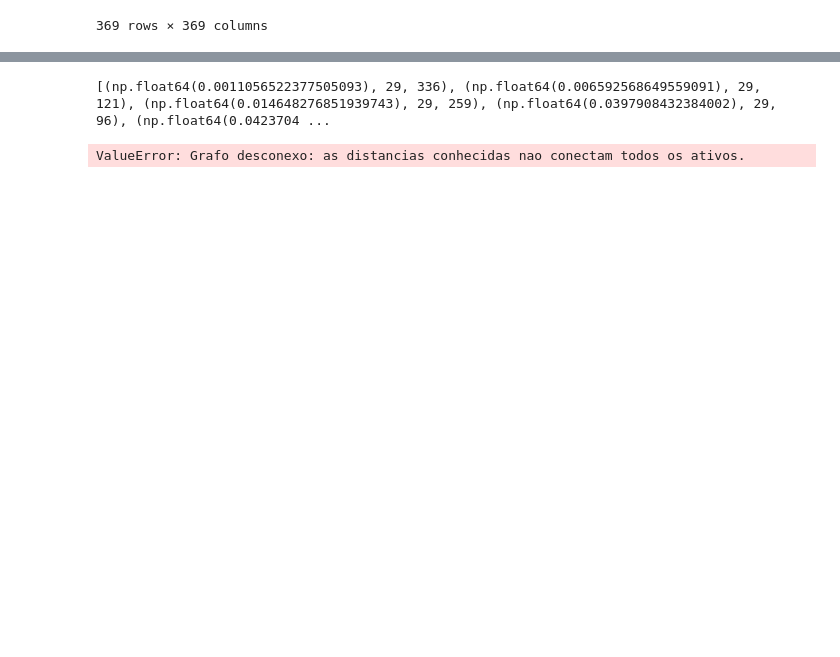
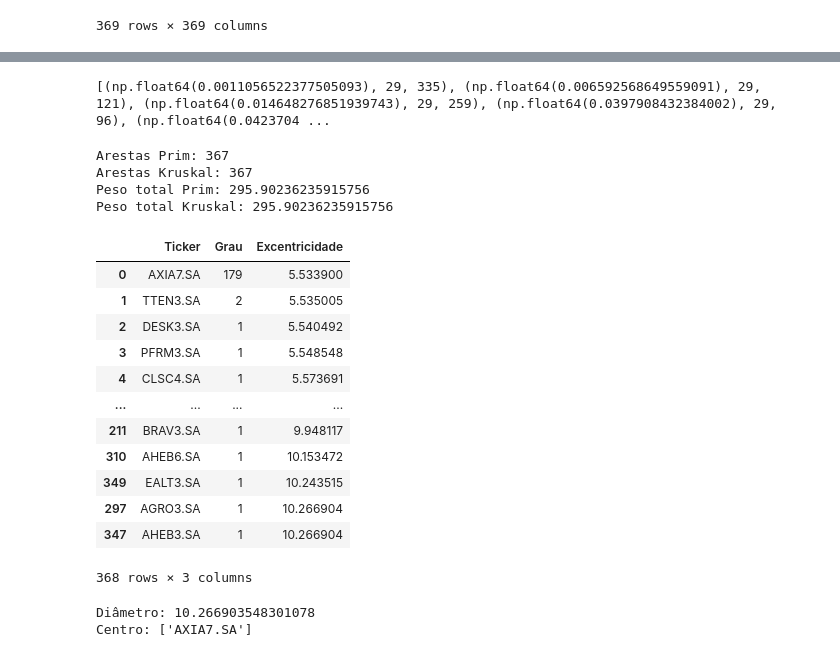
Before and after one commit to Marcos00758/Anti-crisis-stocks-using-graphs, a Jupyter notebook: Algoritimos.ipynb, the cells around one changed output, grey strips where cells are left out. Drawn from its saved outputs; the diff is of its cells as text; code cells hidden in the pictures; blank space fills up the shorter version.

```diff
--- a/Algoritimos.ipynb
+++ b/Algoritimos.ipynb
@@ -51,6 +51,12 @@ matriz_correlacoes
 def matriz_mantegna(matriz_pearson):
      return np.sqrt(2*(1-matriz_pearson))
 matriz_correlacoes_mantegna = matriz_mantegna(matriz_correlacoes)
+#Ação sem retornos válidos
+matriz_correlacoes_mantegna = matriz_correlacoes_mantegna.drop(
+    index="RENT4.SA",
+    columns="RENT4.SA"
+)
+
 matriz_correlacoes_mantegna
 # %% [output]
 | Ticker | AALR3.SA | ABCB4.SA | ABEV3.SA | AERI3.SA | AFLT3.SA | AGRO3.SA | AGXY3.SA | AHEB3.SA | AHEB5.SA | AHEB6.SA | ... |
@@ -125,7 +136,7 @@ def criar_arestas(df):
 arestas = criar_arestas(matriz_correlacoes_mantegna)
 print(arestas)
 # %% [output]
-[(np.float64(0.0011056522377505093), 29, 336), (np.float64(0.006592568649559091), 29, 121), (np.float64(0.014648276851939743), 29, 259), (np.float64(0.0397908432384002), 29, 96), (np.float64(0.0423704 ...
+[(np.float64(0.0011056522377505093), 29, 335), (np.float64(0.006592568649559091), 29, 121), (np.float64(0.014648276851939743), 29, 259), (np.float64(0.0397908432384002), 29, 96), (np.float64(0.0423704 ...
 # %%
 def find(lista, vertice):
     if lista[vertice] == vertice:
@@ -177,19 +188,22 @@ def prim(df):
 
     return mst
 # %%
-# mst_prim = prim(matriz_correlacoes_mantegna)
+mst_prim = prim(matriz_correlacoes_mantegna)
 mst_kruskal = kruskal(matriz_correlacoes_mantegna)
 
-# print("Arestas Prim:", len(mst_prim))
+print("Arestas Prim:", len(mst_prim))
 print("Arestas Kruskal:", len(mst_kruskal))
 
-# peso_prim = sum(peso for peso, u, v in mst_prim)
+peso_prim = sum(peso for peso, u, v in mst_prim)
 peso_kruskal = sum(peso for peso, u, v in mst_kruskal)
 
-# print("Peso total Prim:", peso_prim)
+print("Peso total Prim:", peso_prim)
 print("Peso total Kruskal:", peso_kruskal)
 # %% [output]
-ValueError: Grafo desconexo: as distancias conhecidas nao conectam todos os ativos.
+Arestas Prim: 367
+Arestas Kruskal: 367
+Peso total Prim: 295.90236235915756
+Peso total Kruskal: 295.90236235915756
 # %%
 def criar_dicionario_adjacencia(mst):
     adjacencia = {}
@@ -205,11 +219,11 @@ def calcular_graus(adjacencia):
     return graus
 
 
-def adicionar_excentricidade(adjacencia):
+def calcular_excentricidade(adjacencia):
     excentricidades = {}
 
     for origem in adjacencia:
-        distancias = {origem: 0.0}
+        distancias = {origem: 0}
         pilha = [origem]
 
         while pilha:
@@ -229,10 +243,7 @@ def adicionar_excentricidade(adjacencia):
 
 
 def distancia_entre_vertices(adjacencia, origem, destino):
-    if origem not in adjacencia or destino not in adjacencia:
-        raise ValueError('Os dois vertices devem pertencer a arvore.')
-
-    distancias = {origem: 0.0}
+    distancias = {origem: 0}
     pilha = [origem]
     while pilha:
         vertice = pilha.pop()
@@ -243,23 +254,51 @@ def distancia_entre_vertices(adjacencia, origem, destino):
                 distancias[vizinho] = distancias[vertice] + peso
                 pilha.append(vizinho)
 
-    raise ValueError('Nao existe caminho entre os vertices informados.')
-
 
 def calcular_diametro(adjacencia):
-    if not adjacencia:
-        raise ValueError('A arvore nao pode ser vazia.')
-    excentricidades = adicionar_excentricidade(adjacencia)
+    excentricidades = calcular_excentricidade(adjacencia)
     return max(excentricidades.values())
 
 
 def calcular_centro(adjacencia):
-    if not adjacencia:
-        raise ValueError('A arvore nao pode ser vazia.')
-    excentricidades = adicionar_excentricidade(adjacencia)
+    excentricidades = calcular_excentricidade(adjacencia)
     menor_excentricidade = min(excentricidades.values())
     centro = []
     for vertice, excentricidade in excentricidades.items():
         if abs(excentricidade - menor_excentricidade) <= 1e-10:
             centro.append(vertice)
     return centro
+# %%
+adjacencia = criar_dicionario_adjacencia(mst_kruskal)
+
+graus = calcular_graus(adjacencia)
+excentricidades = calcular_excentricidade(adjacencia)
+
+metricas = pd.DataFrame({
+    "Ticker": [matriz_correlacoes_mantegna.columns[v] for v in adjacencia],
+    "Grau": [graus[v] for v in adjacencia],
+    "Excentricidade": [excentricidades[v] for v in adjacencia]
+})
+
+display(metricas.sort_values("Excentricidade"))
+
+print("Diâmetro:", calcular_diametro(adjacencia))
+
+centro = calcular_centro(adjacencia)
+print("Centro:", [matriz_correlacoes_mantegna.columns[v] for v in centro])
+# %% [output]
+|  | Ticker | Grau | Excentricidade |
+| 0 | AXIA7.SA | 179 | 5.533900 |
+| 1 | TTEN3.SA | 2 | 5.535005 |
+| 2 | DESK3.SA | 1 | 5.540492 |
+| 3 | PFRM3.SA | 1 | 5.548548 |
+| 4 | CLSC4.SA | 1 | 5.573691 |
+| ... | ... | ... | ... |
+| 211 | BRAV3.SA | 1 | 9.948117 |
+| 310 | AHEB6.SA | 1 | 10.153472 |
+| 349 | EALT3.SA | 1 | 10.243515 |
+| 297 | AGRO3.SA | 1 | 10.266904 |
+| 347 | AHEB3.SA | 1 | 10.266904 |
+368 rows × 3 columns
+Diâmetro: 10.266903548301078
+Centro: ['AXIA7.SA']
```
Also changed, not shown: parts of 2 cells of this notebook.
